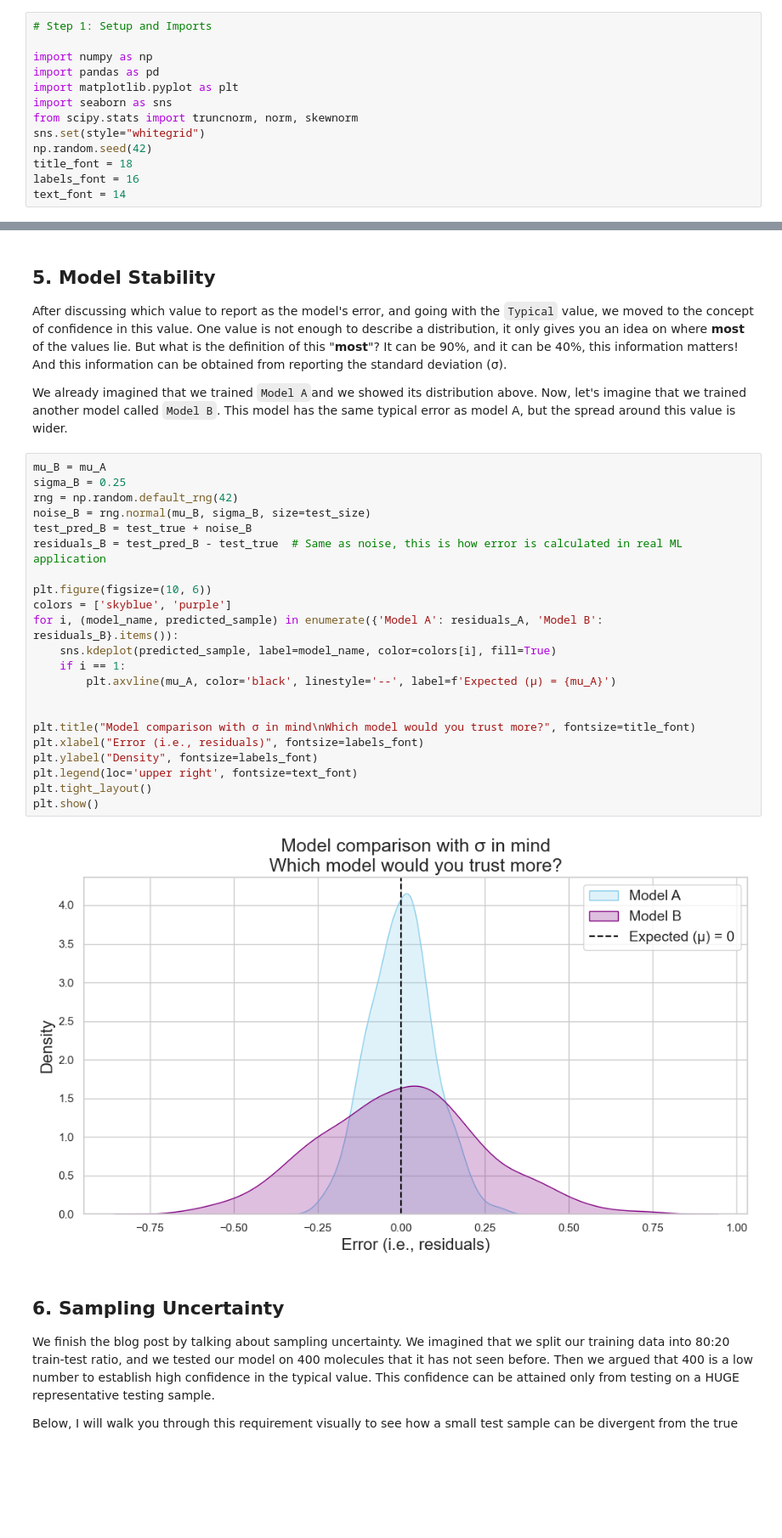
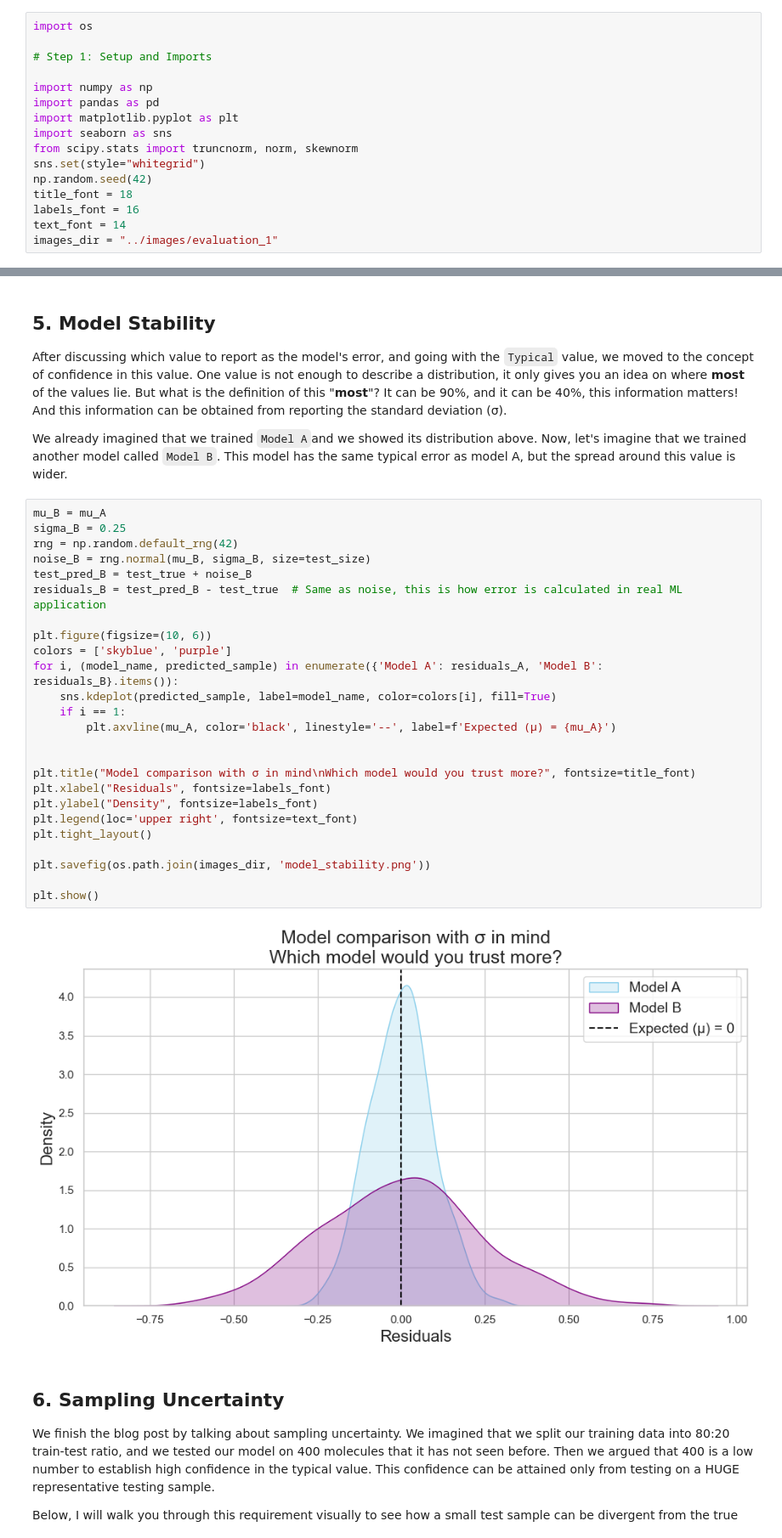
Before and after one commit to Afnan-Sultan/afnan-sultan.github.io, a Jupyter notebook: tutorials/How to Report and Judge ML Model Performance: Part 1.ipynb, the cells around one changed output, grey strips where cells are left out. Shown at 85% size. Cells and saved outputs as stored; diff of their text form; blank space fills up the shorter version.

```diff
--- a/tutorials/How to Report and Judge ML Model Performance: Part 1.ipynb
+++ b/tutorials/How to Report and Judge ML Model Performance: Part 1.ipynb
@@ -1,4 +1,6 @@
 # %%
+import os
+
 # Step 1: Setup and Imports
 
 import numpy as np
@@ -11,6 +13,7 @@ np.random.seed(42)
 title_font = 18
 labels_font = 16
 text_font = 14
+images_dir = "../images/evaluation_1"
 # %% [markdown]
 # How to Report and Judge ML Model Performance: Notebook
 
@@ -289,27 +294,30 @@ We already imagined that we trained `Model A`and we showed its distribution abov
 # %%
 mu_B = mu_A
 sigma_B = 0.25
 rng = np.random.default_rng(42)
 noise_B = rng.normal(mu_B, sigma_B, size=test_size)
 test_pred_B = test_true + noise_B
 residuals_B = test_pred_B - test_true  # Same as noise, this is how error is calculated in real ML application
 
 plt.figure(figsize=(10, 6))
 colors = ['skyblue', 'purple']
 for i, (model_name, predicted_sample) in enumerate({'Model A': residuals_A, 'Model B': residuals_B}.items()):
     sns.kdeplot(predicted_sample, label=model_name, color=colors[i], fill=True)
     if i == 1:
         plt.axvline(mu_A, color='black', linestyle='--', label=f'Expected (µ) = {mu_A}')
 
 
 plt.title("Model comparison with σ in mind\nWhich model would you trust more?", fontsize=title_font)
-plt.xlabel("Error (i.e., residuals)", fontsize=labels_font)
+plt.xlabel("Residuals", fontsize=labels_font)
 plt.ylabel("Density", fontsize=labels_font)
 plt.legend(loc='upper right', fontsize=text_font)
 plt.tight_layout()
+
+plt.savefig(os.path.join(images_dir, 'model_stability.png'))
+
 plt.show()
 # %% [output]
-[figure, old version]
+[figure, new version]
 # %% [markdown]
 ## 6. Sampling Uncertainty
 
```
Also changed, not shown: parts of 10 cells of this notebook, 1 other file.
